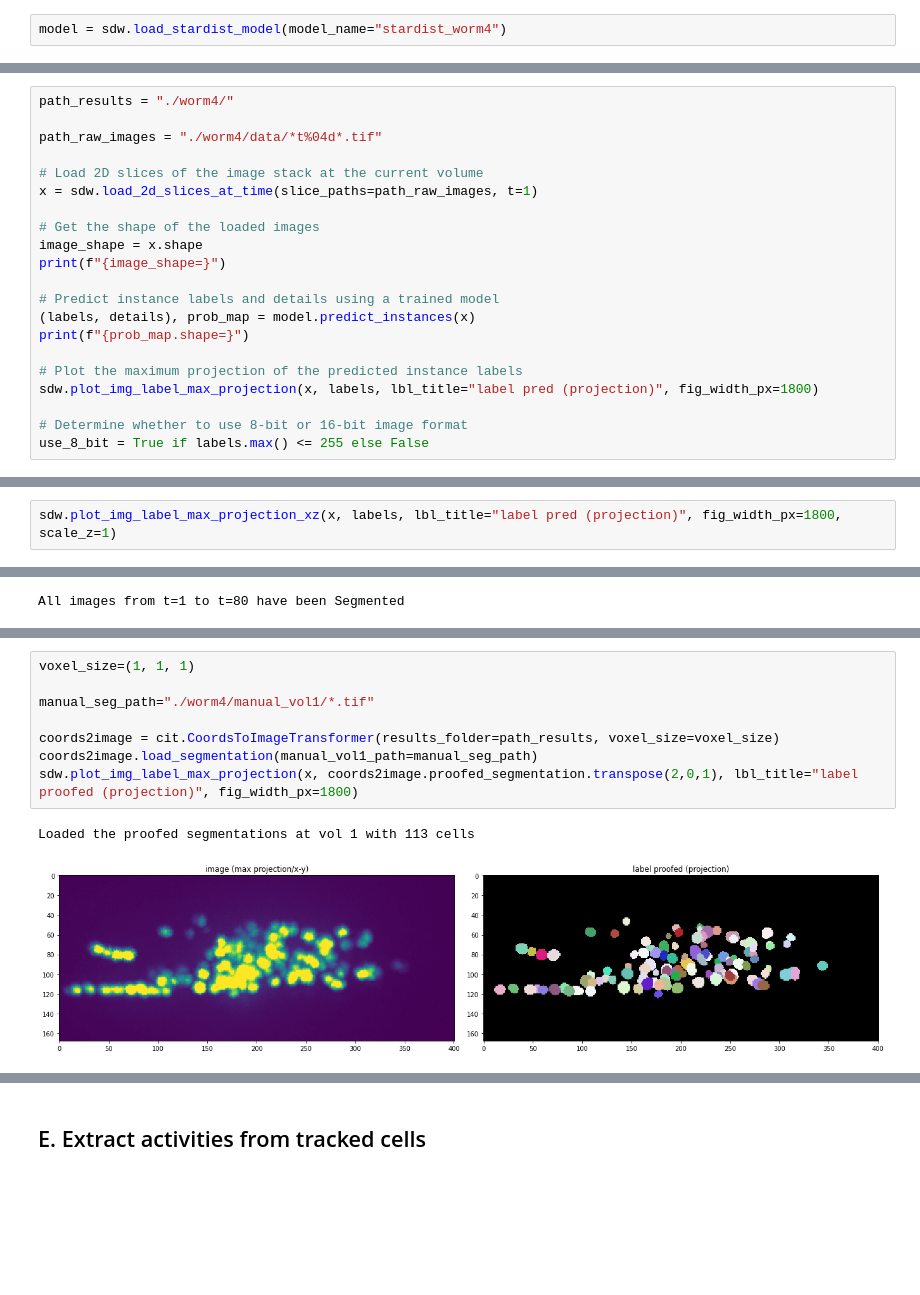
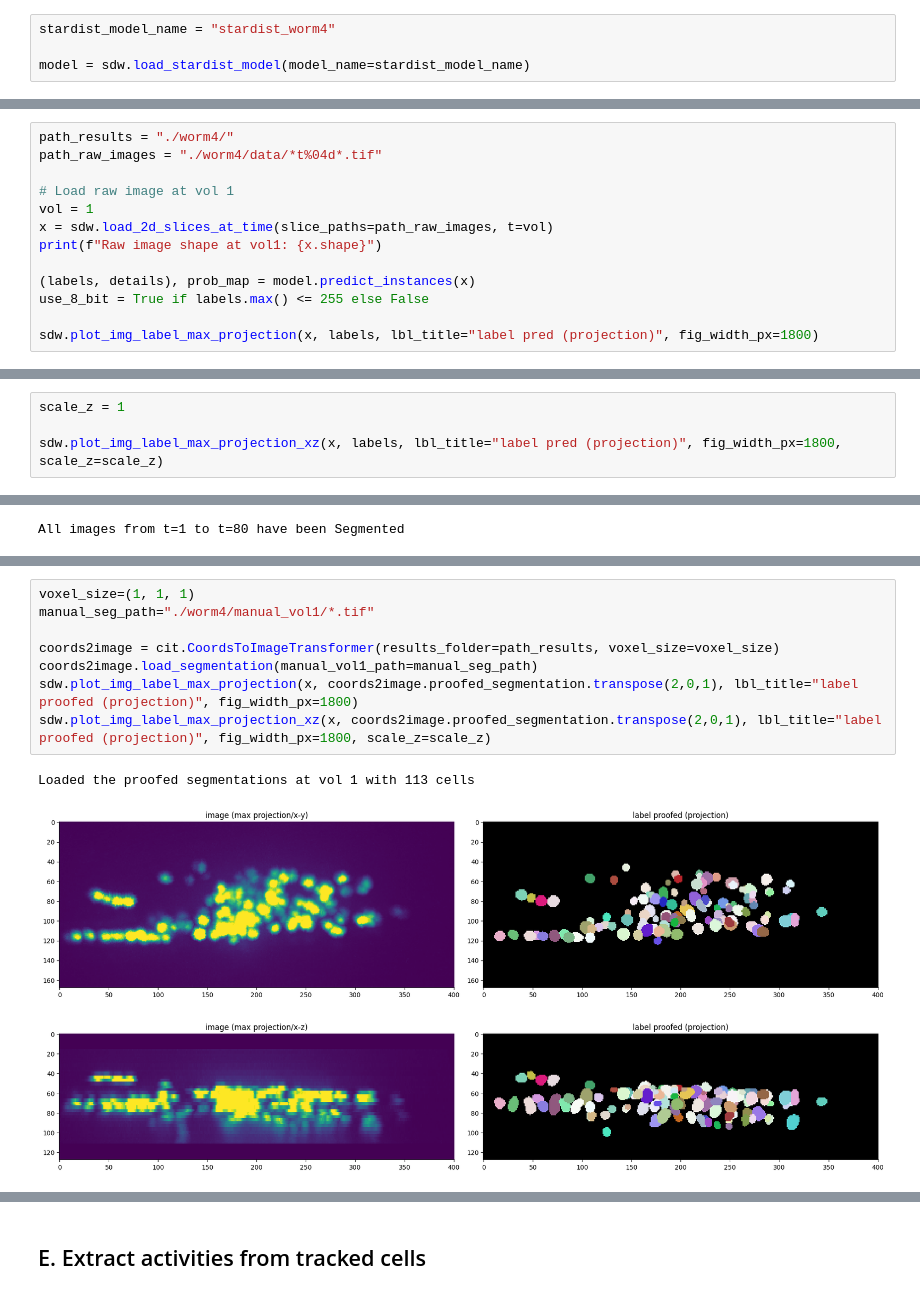
Before and after one commit to WenChentao/3DeeCellTracker, a Jupyter notebook: Examples/use_stardist/track_worm4_stardist_ensemble_mode.ipynb, the cells around one changed output, grey strips where cells are left out. Drawn from its saved outputs; the diff is of its cells as text; blank space fills up the shorter version.

```diff
--- a/Examples/use_stardist/track_worm4_stardist_ensemble_mode.ipynb
+++ b/Examples/use_stardist/track_worm4_stardist_ensemble_mode.ipynb
@@ -38,3 +43,5 @@ The autoreload extension is already loaded. To reload it, use:
 # %%
-model = sdw.load_stardist_model(model_name="stardist_worm4")
+stardist_model_name = "stardist_worm4"
+
+model = sdw.load_stardist_model(model_name=stardist_model_name)
 # %% [output]
@@ -59,22 +78,14 @@ To enable them in other operations, rebuild TensorFlow with the appropriate comp
 # %%
 path_results = "./worm4/"
-
 path_raw_images = "./worm4/data/*t%04d*.tif"
 
-# Load 2D slices of the image stack at the current volume
-x = sdw.load_2d_slices_at_time(slice_paths=path_raw_images, t=1)
+# Load raw image at vol 1
+vol = 1
+x = sdw.load_2d_slices_at_time(slice_paths=path_raw_images, t=vol)
+print(f"Raw image shape at vol1: {x.shape}")
 
-# Get the shape of the loaded images
-image_shape = x.shape
-print(f"{image_shape=}")
+(labels, details), prob_map = model.predict_instances(x)
+use_8_bit = True if labels.max() <= 255 else False
 
-# Predict instance labels and details using a trained model
-(labels, details), prob_map = model.predict_instances(x)
-print(f"{prob_map.shape=}")
-
-# Plot the maximum projection of the predicted instance labels
 sdw.plot_img_label_max_projection(x, labels, lbl_title="label pred (projection)", fig_width_px=1800)
-
-# Determine whether to use 8-bit or 16-bit image format
-use_8_bit = True if labels.max() <= 255 else False
 # %% [output]
@@ -86,4 +105,6 @@ prob_map.shape=(64, 84, 201)
 # %%
-sdw.plot_img_label_max_projection_xz(x, labels, lbl_title="label pred (projection)", fig_width_px=1800, scale_z=1)
+scale_z = 1
+
+sdw.plot_img_label_max_projection_xz(x, labels, lbl_title="label pred (projection)", fig_width_px=1800, scale_z=scale_z)
 # %% [output]
 [figure]
@@ -108,11 +130,12 @@ All images from t=1 to t=80 have been Segmented
 # %%
 voxel_size=(1, 1, 1)
-
 manual_seg_path="./worm4/manual_vol1/*.tif"
 
 coords2image = cit.CoordsToImageTransformer(results_folder=path_results, voxel_size=voxel_size)
 coords2image.load_segmentation(manual_vol1_path=manual_seg_path)
 sdw.plot_img_label_max_projection(x, coords2image.proofed_segmentation.transpose(2,0,1), lbl_title="label proofed (projection)", fig_width_px=1800)
+sdw.plot_img_label_max_projection_xz(x, coords2image.proofed_segmentation.transpose(2,0,1), lbl_title="label proofed (projection)", fig_width_px=1800, scale_z=scale_z)
 # %% [output]
 Loaded the proofed segmentations at vol 1 with 113 cells
 [figure]
+[figure, added]
```
Also changed, not shown: parts of 41 cells of this notebook, 1 other file.
